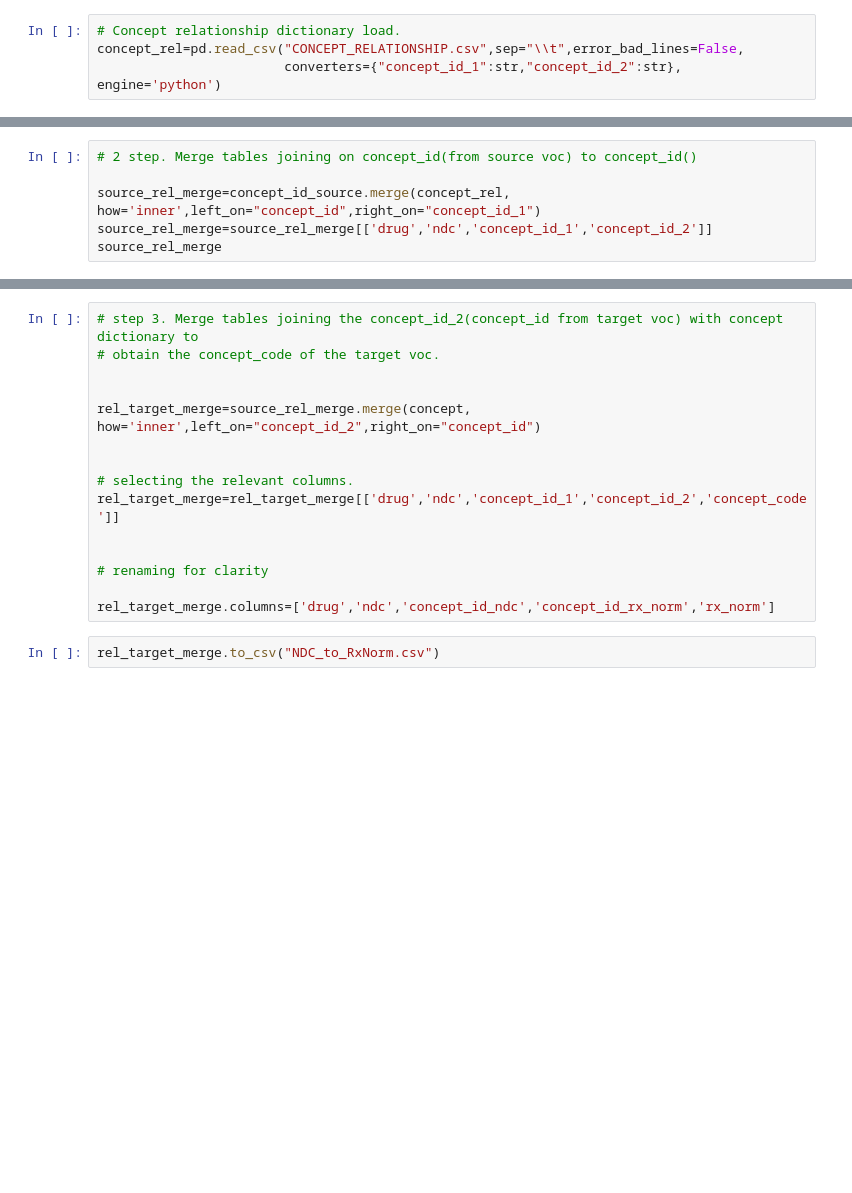
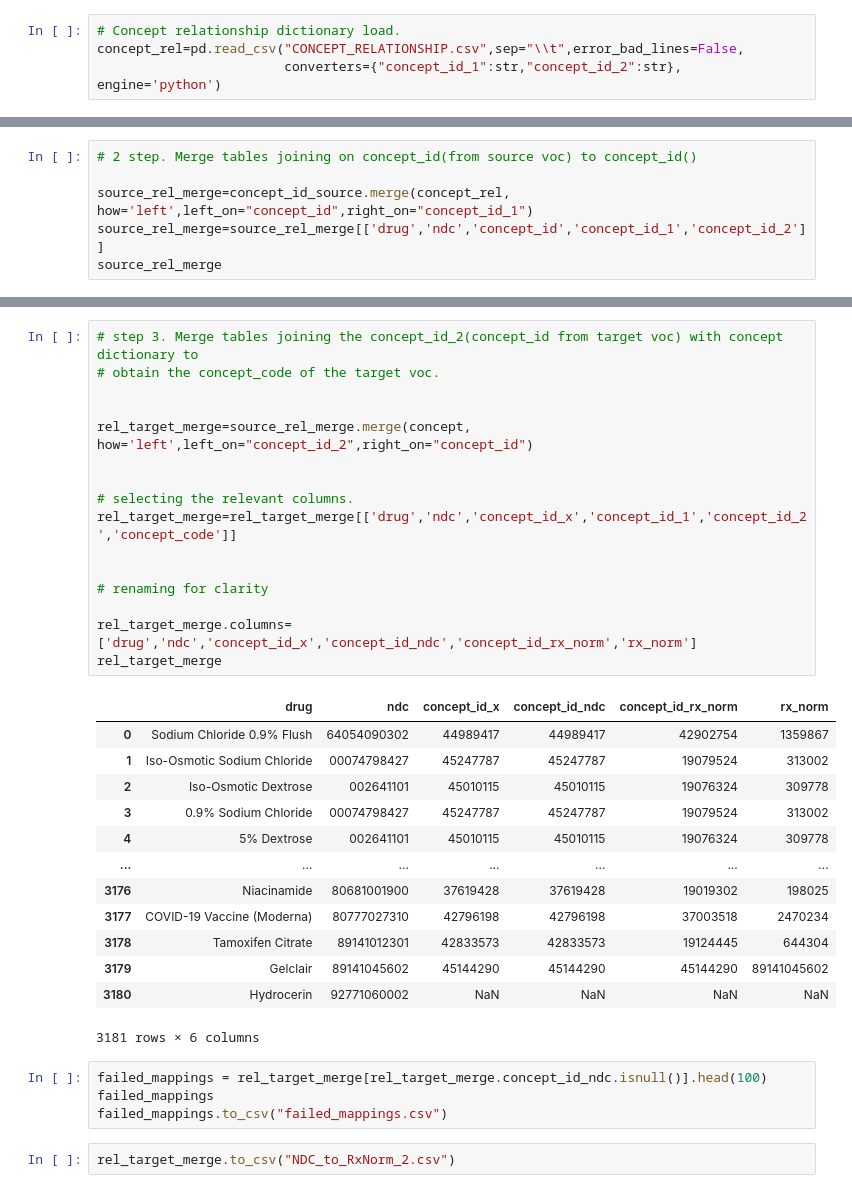
Before and after one commit to MIT-LCP/cwmed, a Jupyter notebook: voc_to_voc_translator.ipynb, the cells around one changed output, grey strips where cells are left out. Drawn from its saved outputs; the diff is of its cells as text; blank space fills up the shorter version.

Commit message:
left join instead of inner join

```diff
--- a/voc_to_voc_translator.ipynb
+++ b/voc_to_voc_translator.ipynb
@@ -32,6 +60,6 @@ concept_id_source.head()
 # %%
 # 2 step. Merge tables joining on concept_id(from source voc) to concept_id()
 
-source_rel_merge=concept_id_source.merge(concept_rel, how='inner',left_on="concept_id",right_on="concept_id_1")
-source_rel_merge=source_rel_merge[['drug','ndc','concept_id_1','concept_id_2']]
+source_rel_merge=concept_id_source.merge(concept_rel, how='left',left_on="concept_id",right_on="concept_id_1")
+source_rel_merge=source_rel_merge[['drug','ndc','concept_id','concept_id_1','concept_id_2']]
 source_rel_merge
@@ -38,17 +80,36 @@ source_rel_merge
 # %%
 # step 3. Merge tables joining the concept_id_2(concept_id from target voc) with concept dictionary to
 # obtain the concept_code of the target voc.
 
 
-rel_target_merge=source_rel_merge.merge(concept, how='inner',left_on="concept_id_2",right_on="concept_id")
+rel_target_merge=source_rel_merge.merge(concept, how='left',left_on="concept_id_2",right_on="concept_id")
 
 
 # selecting the relevant columns.
-rel_target_merge=rel_target_merge[['drug','ndc','concept_id_1','concept_id_2','concept_code']]
+rel_target_merge=rel_target_merge[['drug','ndc','concept_id_x','concept_id_1','concept_id_2','concept_code']]
 
 
 # renaming for clarity
 
-rel_target_merge.columns=['drug','ndc','concept_id_ndc','concept_id_rx_norm','rx_norm']
+rel_target_merge.columns=['drug','ndc','concept_id_x','concept_id_ndc','concept_id_rx_norm','rx_norm']
+rel_target_merge
+# %% [output]
+|  | drug | ndc | concept_id_x | concept_id_ndc | concept_id_rx_norm | rx_norm |
+| 0 | Sodium Chloride 0.9% Flush | 64054090302 | 44989417 | 44989417 | 42902754 | 1359867 |
+| 1 | Iso-Osmotic Sodium Chloride | 00074798427 | 45247787 | 45247787 | 19079524 | 313002 |
+| 2 | Iso-Osmotic Dextrose | 002641101 | 45010115 | 45010115 | 19076324 | 309778 |
+| 3 | 0.9% Sodium Chloride | 00074798427 | 45247787 | 45247787 | 19079524 | 313002 |
+| 4 | 5% Dextrose | 002641101 | 45010115 | 45010115 | 19076324 | 309778 |
+| ... | ... | ... | ... | ... | ... | ... |
+| 3176 | Niacinamide | 80681001900 | 37619428 | 37619428 | 19019302 | 198025 |
+| 3177 | COVID-19 Vaccine (Moderna) | 80777027310 | 42796198 | 42796198 | 37003518 | 2470234 |
+| 3178 | Tamoxifen Citrate | 89141012301 | 42833573 | 42833573 | 19124445 | 644304 |
+| 3179 | Gelclair | 89141045602 | 45144290 | 45144290 | 45144290 | 89141045602 |
+| 3180 | Hydrocerin | 92771060002 | NaN | NaN | NaN | NaN |
+3181 rows × 6 columns
+# %%
+failed_mappings = rel_target_merge[rel_target_merge.concept_id_ndc.isnull()].head(100)
+failed_mappings
+failed_mappings.to_csv("failed_mappings.csv")
 # %%
-rel_target_merge.to_csv("NDC_to_RxNorm.csv")
+rel_target_merge.to_csv("NDC_to_RxNorm_2.csv")
```
Also changed, not shown: parts of 6 cells of this notebook.
